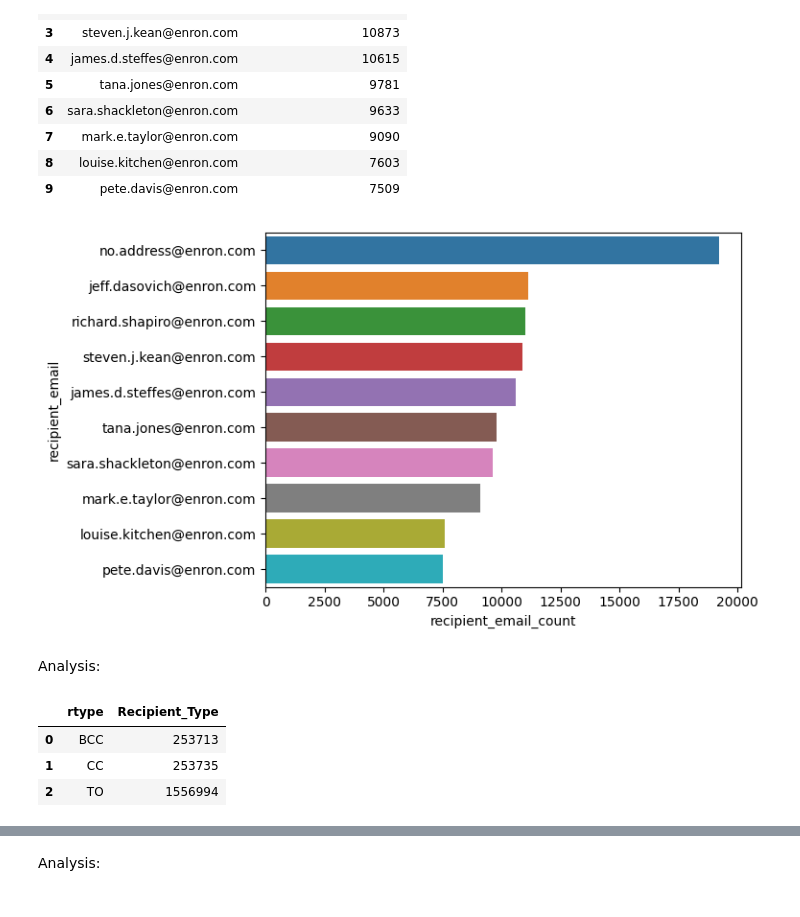
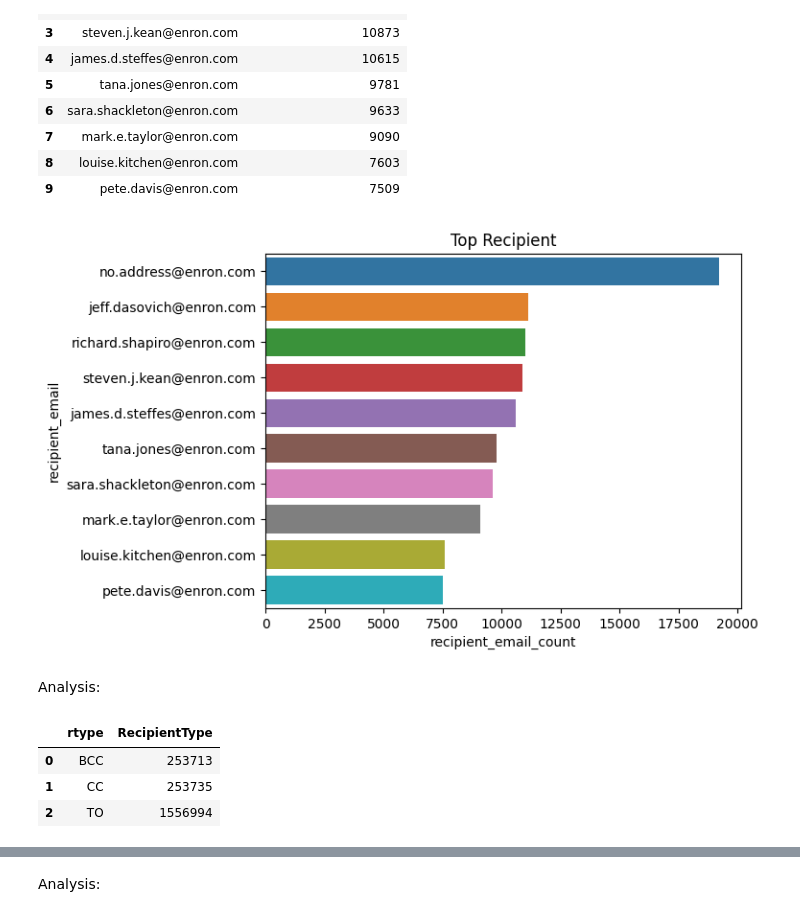
Before and after one commit to Sharrfaa/textsummariser, a Jupyter notebook: IBP_Assignment2.ipynb, the cells around one changed output, grey strips where cells are left out. Drawn from its saved outputs; the diff is of its cells as text; code cells hidden in the pictures.

```diff
--- a/IBP_Assignment2.ipynb
+++ b/IBP_Assignment2.ipynb
@@ -372,17 +377,17 @@ Analysis:
 # %%
 #writing sql query to count top recipient using count()
 
-sql = """
+SQL = """
 SELECT rvalue as recipient_email, COUNT(*) AS recipient_email_count FROM Recipientinfo
 GROUP BY recipient_email
 ORDER BY recipient_email_count DESC
 LIMIT 10;
 """
 # converting data in dataframe
-recipient_df = pd.read_sql(sql,conn)
+recipient_dataframe = pd.read_sql(SQL,conn)
 
 # displaying the dataframe
-recipient_df
+recipient_dataframe
 # %% [output]
 |  | recipient_email | recipient_email_count |
 | 0 | no.address@enron.com | 19198 |
@@ -398,29 +403,30 @@ recipient_df
 # %%
 # plotting the graph using barplot() and show()
 
-data = recipient_df
-sns.barplot(data=recipient_df, y='recipient_email', x='recipient_email_count')
+data = recipient_dataframe
+sns.barplot(data=recipient_dataframe, y='recipient_email', x='recipient_email_count')
+plt.title('Top Recipient')
 plt.show()
 # %% [output]
-[figure, old version]
+[figure, new version]
 # %% [markdown]
 Analysis:
 # %%
 # writing sql query to categorize by rtype using count()
 
-sql = """
-SELECT rtype, COUNT (*) AS Recipient_Type FROM Recipientinfo
+SQL = """
+SELECT rtype, COUNT (*) AS RecipientType FROM Recipientinfo
 GROUP BY rtype
 """
-cur.execute(sql)
+cur.execute(SQL)
 
 # converting data in dataframe
-rtype_df = pd.read_sql(sql,conn)
+rtype_dataframe = pd.read_sql(SQL,conn)
 
 # displaying the dataframe
-rtype_df
+rtype_dataframe
 # %% [output]
-|  | rtype | Recipient_Type |
+|  | rtype | RecipientType |
 | 0 | BCC | 253713 |
 | 1 | CC | 253735 |
 | 2 | TO | 1556994 |
```
Also changed, not shown: parts of 21 cells of this notebook.
